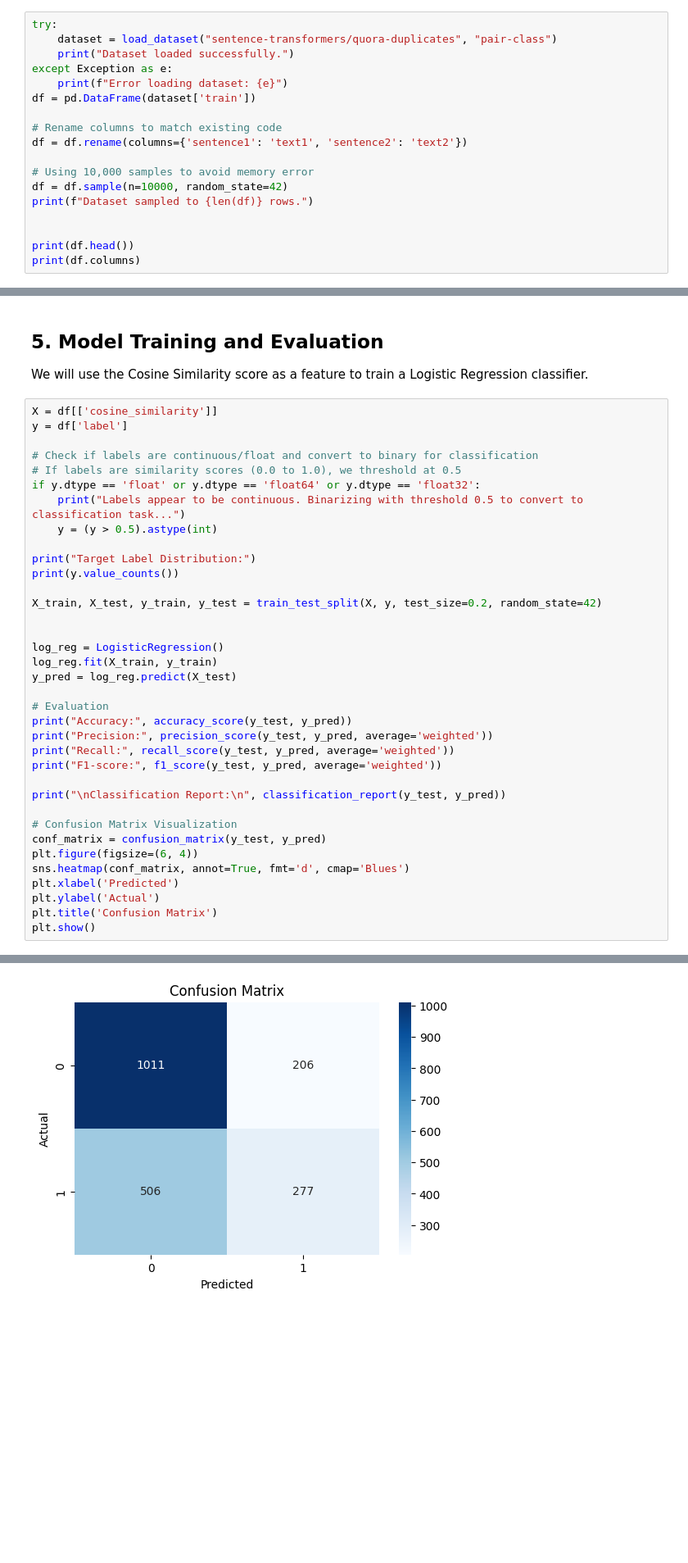
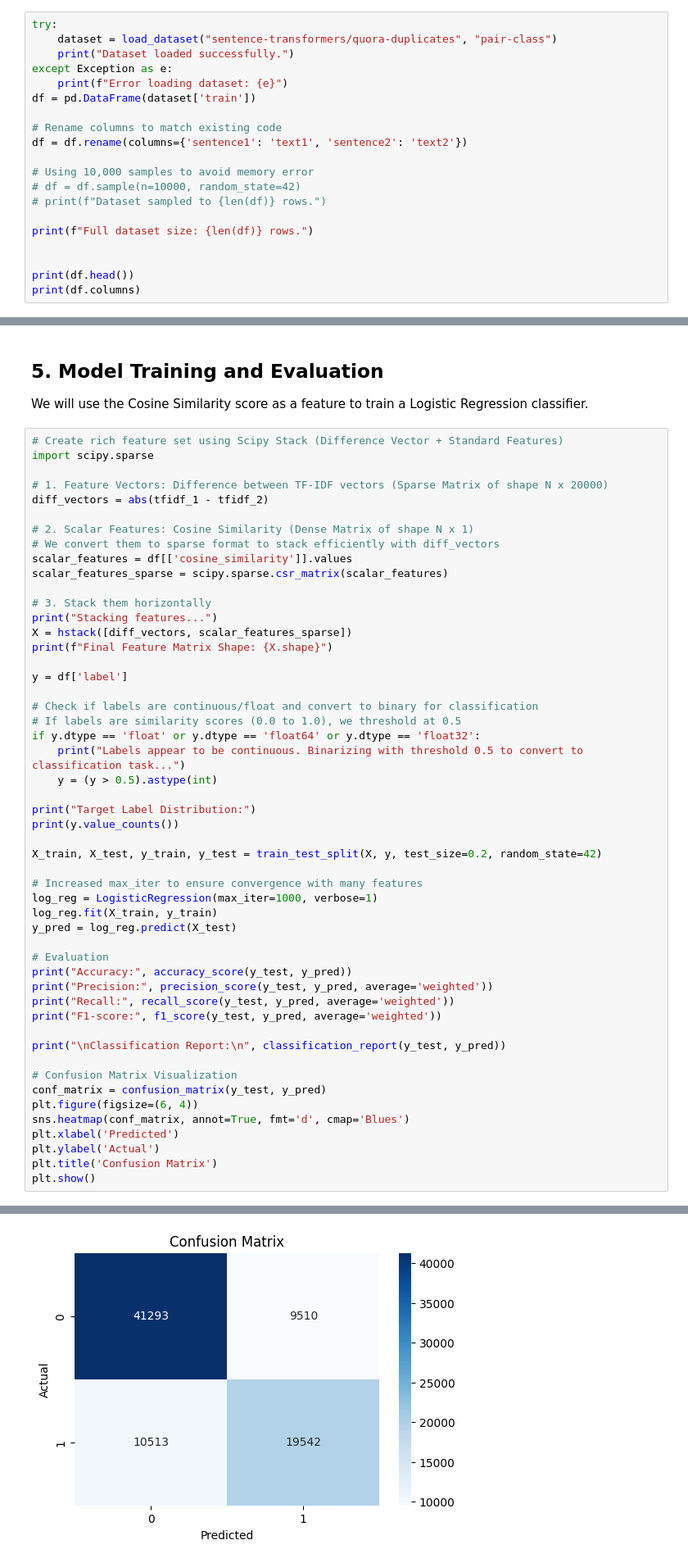
Before and after one commit to SamrawitDawit/document-similarity-detection, a Jupyter notebook: document_similarity.ipynb, the cells around one changed output, grey strips where cells are left out. Shown at 82% size. Cells and saved outputs as stored; diff of their text form; blank space fills up the shorter version.

```diff
--- a/document_similarity.ipynb
+++ b/document_similarity.ipynb
@@ -83,8 +84,10 @@ df = pd.DataFrame(dataset['train'])
 df = df.rename(columns={'sentence1': 'text1', 'sentence2': 'text2'})
 
 # Using 10,000 samples to avoid memory error
-df = df.sample(n=10000, random_state=42)
-print(f"Dataset sampled to {len(df)} rows.")
+# df = df.sample(n=10000, random_state=42)
+# print(f"Dataset sampled to {len(df)} rows.")
+
+print(f"Full dataset size: {len(df)} rows.")
 
 
 print(df.head())
@@ -189,7 +224,22 @@ Computing cosine similarity...
 ## 5. Model Training and Evaluation
 We will use the Cosine Similarity score as a feature to train a Logistic Regression classifier.
 # %%
-X = df[['cosine_similarity']]
+# Create rich feature set using Scipy Stack (Difference Vector + Standard Features)
+import scipy.sparse
+
+# 1. Feature Vectors: Difference between TF-IDF vectors (Sparse Matrix of shape N x 20000)
+diff_vectors = abs(tfidf_1 - tfidf_2)
+
+# 2. Scalar Features: Cosine Similarity (Dense Matrix of shape N x 1)
+# We convert them to sparse format to stack efficiently with diff_vectors
+scalar_features = df[['cosine_similarity']].values
+scalar_features_sparse = scipy.sparse.csr_matrix(scalar_features)
+
+# 3. Stack them horizontally
+print("Stacking features...")
+X = hstack([diff_vectors, scalar_features_sparse])
+print(f"Final Feature Matrix Shape: {X.shape}")
+
 y = df['label']
 
 # Check if labels are continuous/float and convert to binary for classification
@@ -203,8 +253,8 @@ print(y.value_counts())
 
 X_train, X_test, y_train, y_test = train_test_split(X, y, test_size=0.2, random_state=42)
 
-
-log_reg = LogisticRegression()
+# Increased max_iter to ensure convergence with many features
+log_reg = LogisticRegression(max_iter=1000, verbose=1)
 log_reg.fit(X_train, y_train)
 y_pred = log_reg.predict(X_test)
 
@@ -247,4 +300,4 @@ weighted avg       0.63      0.64      0.62      2000
-[figure, old version]
+[figure, new version]
 # %% [markdown]
 ## Save Model
 # %%
```
Also changed, not shown: parts of 5 cells of this notebook, 1 other file.
